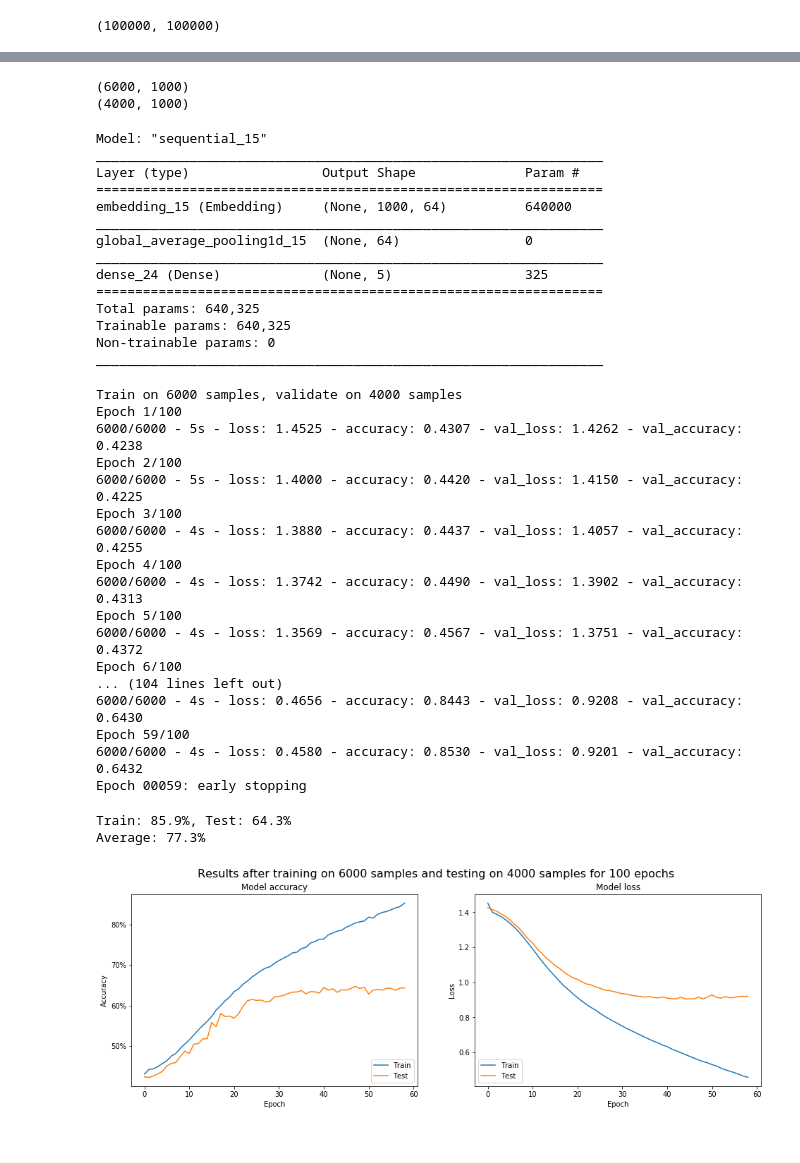
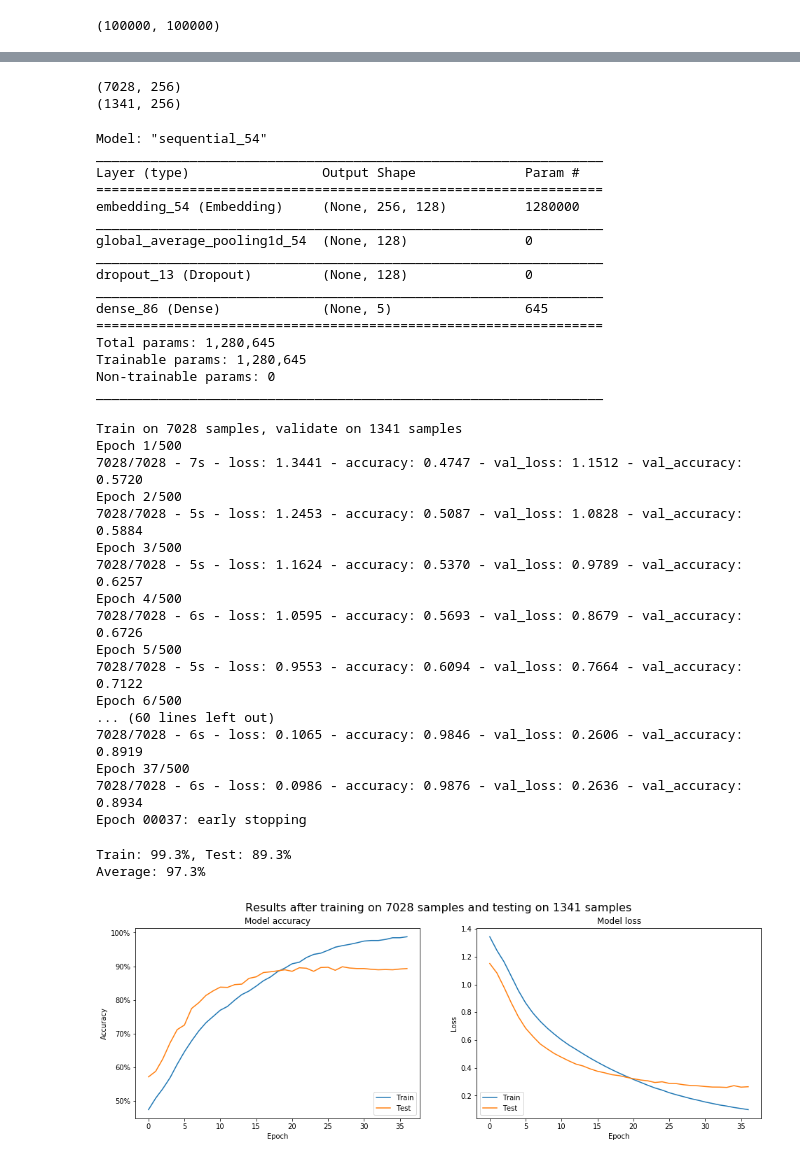
Before and after one commit to lorenzovngl/analysis-of-yelp-open-dataset, a Jupyter notebook: notebooks/reviews_classification.ipynb, the cells around one changed output, grey strips where cells are left out. Cells and saved outputs as stored; diff of their text form; code cells hidden in the pictures.

Commit message:
Optimized rating prediction model

```diff
--- a/notebooks/reviews_classification.ipynb
+++ b/notebooks/reviews_classification.ipynb
@@ -37,6 +37,7 @@ df.head()
 | 4 | IS4cv902ykd8wj1TR0N3-A | 0 | 2017-01-14 21:56:57 | 0 | 6TdNDKywdbjoTkizeMce8A | 4.0 | Oh happy day, finally have a Cane... | 0 | UgMW8bLE0QMJDCkQ1Ax5Mg |
 # %%
 size = 10000
-train_size = int(size*0.6)
+train_size = int(size*0.8)
+test_size = size-train_size
 print(size, train_size)
 # %% [output]
@@ -109,7 +110,7 @@ print(np.shape(train_labels), np.shape(test_labels))
 # %%
 vocab_size = 10000
-embedding_dim = 64
-max_length = 1000
+embedding_dim = 128
+max_length = 256
 # %%
 # tokenization phase, may takes few minutes
 
@@ -127,17 +128,15 @@ test_padded = pad_sequences(test_sequences, maxlen=max_length,
 print(np.shape(train_padded))
 print(np.shape(test_padded))
 # %% [output]
-(6000, 1000)
-(4000, 1000)
+(7028, 256)
+(1341, 256)
 # %%
 # compose the model
 
 model = tf.keras.Sequential([
     tf.keras.layers.Embedding(vocab_size, embedding_dim, input_length=max_length),
     tf.keras.layers.GlobalAveragePooling1D(),
-    #tf.keras.layers.Dense(64, activation='sigmoid'),
-    #tf.keras.layers.Dense(, activation='sigmoid'),
-    #tf.keras.layers.Dense(32, activation='sigmoid'),
+    tf.keras.layers.Dropout(0.4),
     tf.keras.layers.Dense(5, activation='softmax')
 ])
 
@@ -145,18 +144,20 @@ model.compile(loss='categorical_crossentropy', optimizer='adam', metrics=['accur
 
 model.summary()
 # %% [output]
-Model: "sequential_15"
+Model: "sequential_54"
 _________________________________________________________________
 Layer (type)                 Output Shape              Param #
 =================================================================
-embedding_15 (Embedding)     (None, 1000, 64)          640000
+embedding_54 (Embedding)     (None, 256, 128)          1280000
 _________________________________________________________________
-global_average_pooling1d_15  (None, 64)                0
+global_average_pooling1d_54  (None, 128)               0
 _________________________________________________________________
-dense_24 (Dense)             (None, 5)                 325
+dropout_13 (Dropout)         (None, 128)               0
+_________________________________________________________________
+dense_86 (Dense)             (None, 5)                 645
 =================================================================
-Total params: 640,325
-Trainable params: 640,325
+Total params: 1,280,645
+Trainable params: 1,280,645
 Non-trainable params: 0
 _________________________________________________________________
 # %%
@@ -164,32 +165,32 @@ _________________________________________________________________
 
 from tensorflow.keras.callbacks import EarlyStopping
 
-epochs = 100
+epochs = 500
 history = []
 
-es = EarlyStopping(monitor='val_loss', mode='min', verbose=1, patience=epochs/10)
+es = EarlyStopping(monitor='val_loss', mode='min', verbose=1, patience=3)
 history.append(model.fit(np.array(train_padded), np.array(train_labels), epochs=epochs,
                          #class_weight=class_weights,
                        validation_data=(test_padded, test_labels), verbose=2, callbacks=[es]))
 model.save_weights('my_model_weights.h5')
 # %% [output]
-Train on 6000 samples, validate on 4000 samples
-Epoch 1/100
-6000/6000 - 5s - loss: 1.4525 - accuracy: 0.4307 - val_loss: 1.4262 - val_accuracy: 0.4238
-Epoch 2/100
-6000/6000 - 5s - loss: 1.4000 - accuracy: 0.4420 - val_loss: 1.4150 - val_accuracy: 0.4225
-Epoch 3/100
-6000/6000 - 4s - loss: 1.3880 - accuracy: 0.4437 - val_loss: 1.4057 - val_accuracy: 0.4255
-Epoch 4/100
-6000/6000 - 4s - loss: 1.3742 - accuracy: 0.4490 - val_loss: 1.3902 - val_accuracy: 0.4313
-Epoch 5/100
-6000/6000 - 4s - loss: 1.3569 - accuracy: 0.4567 - val_loss: 1.3751 - val_accuracy: 0.4372
-Epoch 6/100
-... (104 lines left out)
-6000/6000 - 4s - loss: 0.4656 - accuracy: 0.8443 - val_loss: 0.9208 - val_accuracy: 0.6430
-Epoch 59/100
-6000/6000 - 4s - loss: 0.4580 - accuracy: 0.8530 - val_loss: 0.9201 - val_accuracy: 0.6432
-Epoch 00059: early stopping
+Train on 7028 samples, validate on 1341 samples
+Epoch 1/500
+7028/7028 - 7s - loss: 1.3441 - accuracy: 0.4747 - val_loss: 1.1512 - val_accuracy: 0.5720
+Epoch 2/500
+7028/7028 - 5s - loss: 1.2453 - accuracy: 0.5087 - val_loss: 1.0828 - val_accuracy: 0.5884
+Epoch 3/500
+7028/7028 - 5s - loss: 1.1624 - accuracy: 0.5370 - val_loss: 0.9789 - val_accuracy: 0.6257
+Epoch 4/500
+7028/7028 - 6s - loss: 1.0595 - accuracy: 0.5693 - val_loss: 0.8679 - val_accuracy: 0.6726
+Epoch 5/500
+7028/7028 - 5s - loss: 0.9553 - accuracy: 0.6094 - val_loss: 0.7664 - val_accuracy: 0.7122
+Epoch 6/500
+... (60 lines left out)
+7028/7028 - 6s - loss: 0.1065 - accuracy: 0.9846 - val_loss: 0.2606 - val_accuracy: 0.8919
+Epoch 37/500
+7028/7028 - 6s - loss: 0.0986 - accuracy: 0.9876 - val_loss: 0.2636 - val_accuracy: 0.8934
+Epoch 00037: early stopping
 # %%
 # evaluate the model
 
@@ -199,38 +200,38 @@ print('Train: %.1f%%, Test: %.1f%%' % (train_acc*100, test_acc*100))
 train_ratio = float(train_size)/size
 print('Average: %.1f%%' % float((train_acc*train_ratio + test_acc*(1-train_ratio))*100))
 # %% [output]
-Train: 85.9%, Test: 64.3%
-Average: 77.3%
+Train: 99.3%, Test: 89.3%
+Average: 97.3%
 # %%
 # print results
 
 import matplotlib.pyplot as plt
 from matplotlib.ticker import FuncFormatter
 
 
 for i in range(len(history)):
 
     fig, axes = plt.subplots(1, 2, figsize=(16,5))
-    fig.suptitle('Results after training on %i samples and testing on %i samples for %i epochs'
-                 % (train_size, size-train_size, epochs), fontsize=16)
+    fig.suptitle('Results after training on %i samples and testing on %i samples'
+                 % (len(train_padded), len(test_padded)), fontsize=16)
 
     # summarize history for accuracy
     axes[0].plot(history[i].history['accuracy'])
     axes[0].plot(history[i].history['val_accuracy'])
     axes[0].set_title('Model accuracy')
     axes[0].set_ylabel('Accuracy')
     axes[0].yaxis.set_major_formatter(FuncFormatter(lambda y, _: '{:.0%}'.format(y)))
     axes[0].set_xlabel('Epoch')
     axes[0].legend(['Train', 'Test'], loc='lower right')
 
     # summarize history for loss
     axes[1].plot(history[i].history['loss'])
     axes[1].plot(history[i].history['val_loss'])
     axes[1].set_title('Model loss')
     axes[1].set_ylabel('Loss')
     axes[1].set_xlabel('Epoch')
     axes[1].legend(['Train', 'Test'], loc='lower left')
 
     plt.show()
 # %% [output]
-[figure, old version]
+[figure, new version]
```
Also changed, not shown: parts of 7 cells of this notebook.
